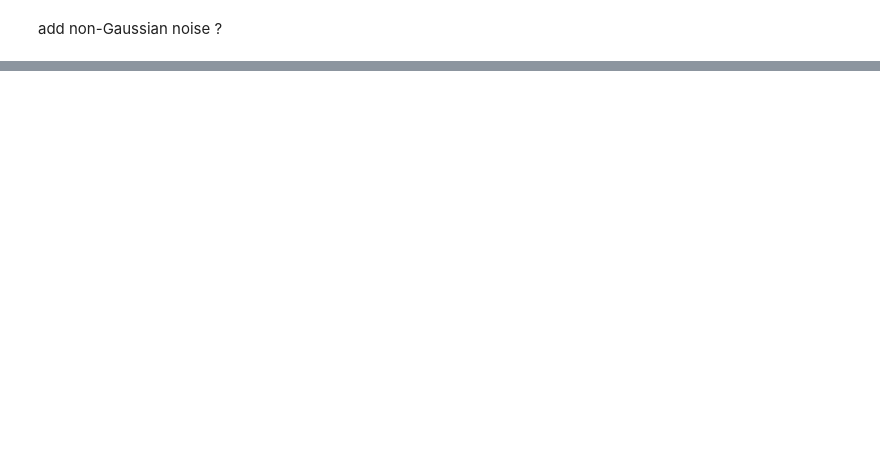
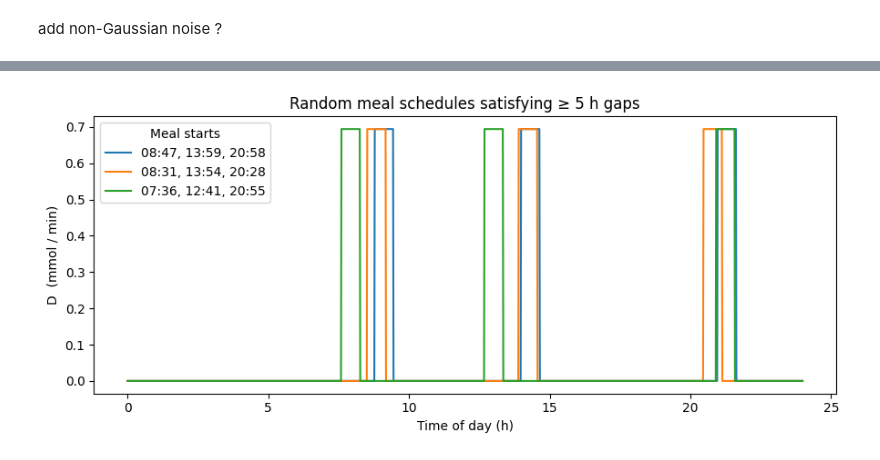
Before and after one commit to Ash920323/kalman-net, a Jupyter notebook: src/notebooks/glucose-simulation.ipynb, the cells around one changed output, grey strips where cells are left out. Drawn from its saved outputs; the diff is of its cells as text; code cells hidden in the pictures; blank space fills up the shorter version.

```diff
--- a/src/notebooks/glucose-simulation.ipynb
+++ b/src/notebooks/glucose-simulation.ipynb
@@ -198,0 +352,63 @@ Public names: []
+# %%
+def sample_meal_times(rng=None,
+                      first_window=(7 * 60, 11 * 60),   # 07:00 – 11:00
+                      second_window=(12 * 60, 14 * 60), # 12:00 – 14:00
+                      third_window=(18 * 60, 21 * 60),  # 18:00 – 21:00
+                      min_gap=5 * 60):                  # ≥ 5 h between meals
+    """
+    Draw three meal–start times (in minutes after midnight) that
+    satisfy the user’s constraints.
+    """
+    rng = np.random.default_rng() if rng is None else rng
+
+    while True:
+        t1 = rng.integers(*first_window)
+        t2 = rng.integers(*second_window)
+        t3 = rng.integers(*third_window)
+
+        if (t2 - t1) >= min_gap and (t3 - t2) >= min_gap:
+            return int(t1), int(t2), int(t3)
+
+
+def make_D_of_t(meal_times,
+                D_rate=5 * (1000 / 180) / 40,  # mmol · min⁻¹
+                meal_duration=40):
+    """
+    Return a function D_of_t(t_min) that is piece-wise constant.
+    """
+    meal_times = np.asarray(meal_times)
+
+    def D_of_t(t_min):
+        # works for scalar or NumPy array input
+        t = np.asarray(t_min)
+        active = ((t[:, None] if t.ndim else t) >= meal_times) & (
+            (t[:, None] if t.ndim else t) < (meal_times + meal_duration))
+        return D_rate * active.sum(axis=-1)
+
+    return D_of_t
+
+
+# ------------------------------------------------------------------
+# Demo: show three random scenarios in a single day
+# ------------------------------------------------------------------
+rng = np.random.default_rng(2025)
+scenarios = [sample_meal_times(rng) for _ in range(3)]
+
+t = np.arange(24 * 60)  # 0 … 1440 min (one day)
+
+plt.figure(figsize=(9, 4))
+for mt in scenarios:
+    D_func = make_D_of_t(mt)
+    D_trace = D_func(t)
+    label = f"{mt[0]//60:02d}:{mt[0]%60:02d}, " \
+            f"{mt[1]//60:02d}:{mt[1]%60:02d}, " \
+            f"{mt[2]//60:02d}:{mt[2]%60:02d}"
+    plt.plot(t / 60, D_trace, label=label)
+
+plt.xlabel("Time of day (h)")
+plt.ylabel("D  (mmol / min)")
+plt.title("Random meal schedules satisfying ≥ 5 h gaps")
+plt.legend(title="Meal starts")
+plt.tight_layout()
+# %% [output]
+[figure, added]
```
Also changed, not shown: parts of 12 cells of this notebook, 6 other files.
